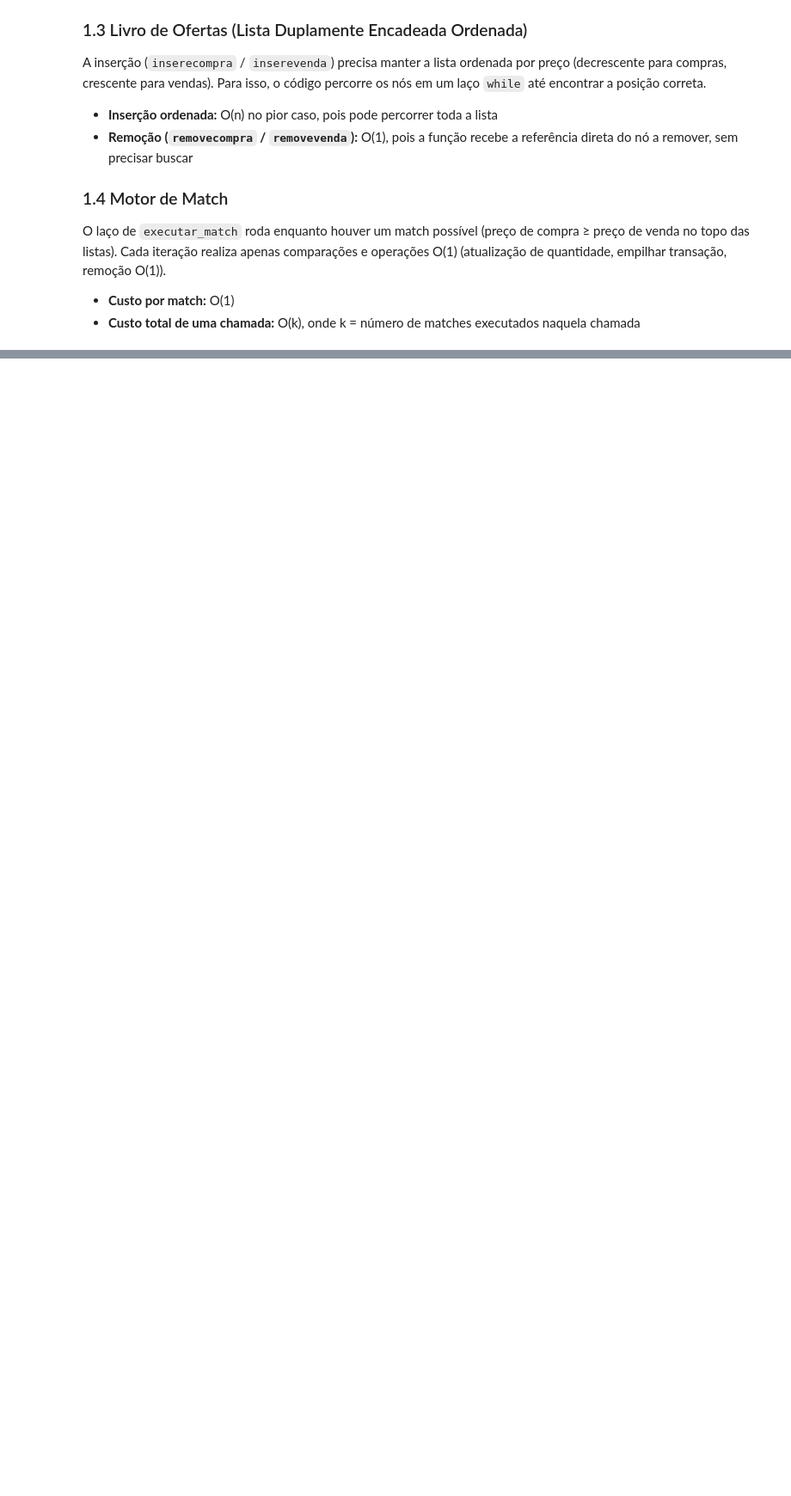
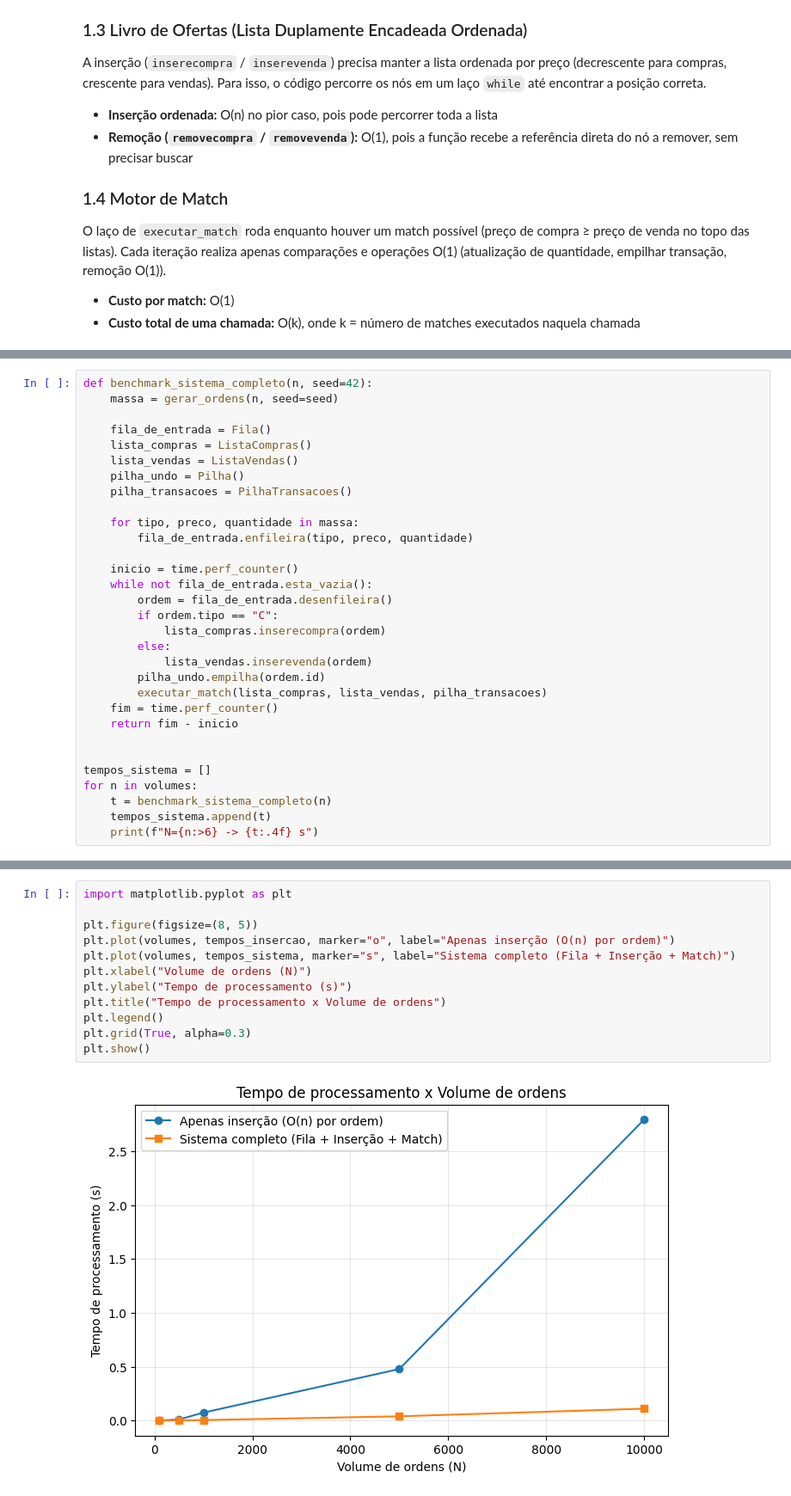
Before and after one commit to ViniciusGonzalez/EstruturaDeDados, a Jupyter notebook: analise/analise_desempenho.ipynb, the cells around one changed output, grey strips where cells are left out. Shown at 86% size. Cells and saved outputs as stored; diff of their text form; blank space fills up the shorter version.

Commit message:
adiciona benchmarks de insercao e sistema completo com graficos

```diff
--- a/analise/analise_desempenho.ipynb
+++ b/analise/analise_desempenho.ipynb
@@ -36,0 +101,31 @@ O laço de `executar_match` roda enquanto houver um match possível (preço de c
+# %%
+def benchmark_sistema_completo(n, seed=42):
+    massa = gerar_ordens(n, seed=seed)
+
+    fila_de_entrada = Fila()
+    lista_compras = ListaCompras()
+    lista_vendas = ListaVendas()
+    pilha_undo = Pilha()
+    pilha_transacoes = PilhaTransacoes()
+
+    for tipo, preco, quantidade in massa:
+        fila_de_entrada.enfileira(tipo, preco, quantidade)
+
+    inicio = time.perf_counter()
+    while not fila_de_entrada.esta_vazia():
+        ordem = fila_de_entrada.desenfileira()
+        if ordem.tipo == "C":
+            lista_compras.inserecompra(ordem)
+        else:
+            lista_vendas.inserevenda(ordem)
+        pilha_undo.empilha(ordem.id)
+        executar_match(lista_compras, lista_vendas, pilha_transacoes)
+    fim = time.perf_counter()
+    return fim - inicio
+
+
+tempos_sistema = []
+for n in volumes:
+    t = benchmark_sistema_completo(n)
+    tempos_sistema.append(t)
+    print(f"N={n:>6} -> {t:.4f} s")
@@ -36,0 +140,14 @@ O laço de `executar_match` roda enquanto houver um match possível (preço de c
+# %%
+import matplotlib.pyplot as plt
+
+plt.figure(figsize=(8, 5))
+plt.plot(volumes, tempos_insercao, marker="o", label="Apenas inserção (O(n) por ordem)")
+plt.plot(volumes, tempos_sistema, marker="s", label="Sistema completo (Fila + Inserção + Match)")
+plt.xlabel("Volume de ordens (N)")
+plt.ylabel("Tempo de processamento (s)")
+plt.title("Tempo de processamento x Volume de ordens")
+plt.legend()
+plt.grid(True, alpha=0.3)
+plt.show()
+# %% [output]
+[figure, added]
```
Also changed, not shown: parts of 9 cells of this notebook.
